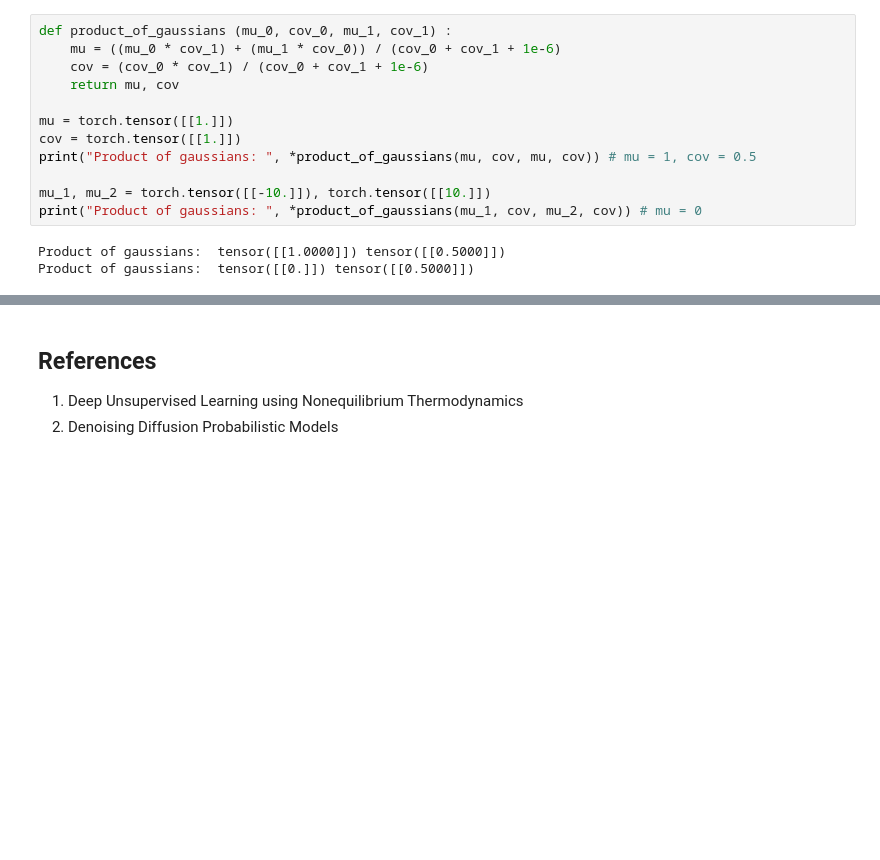
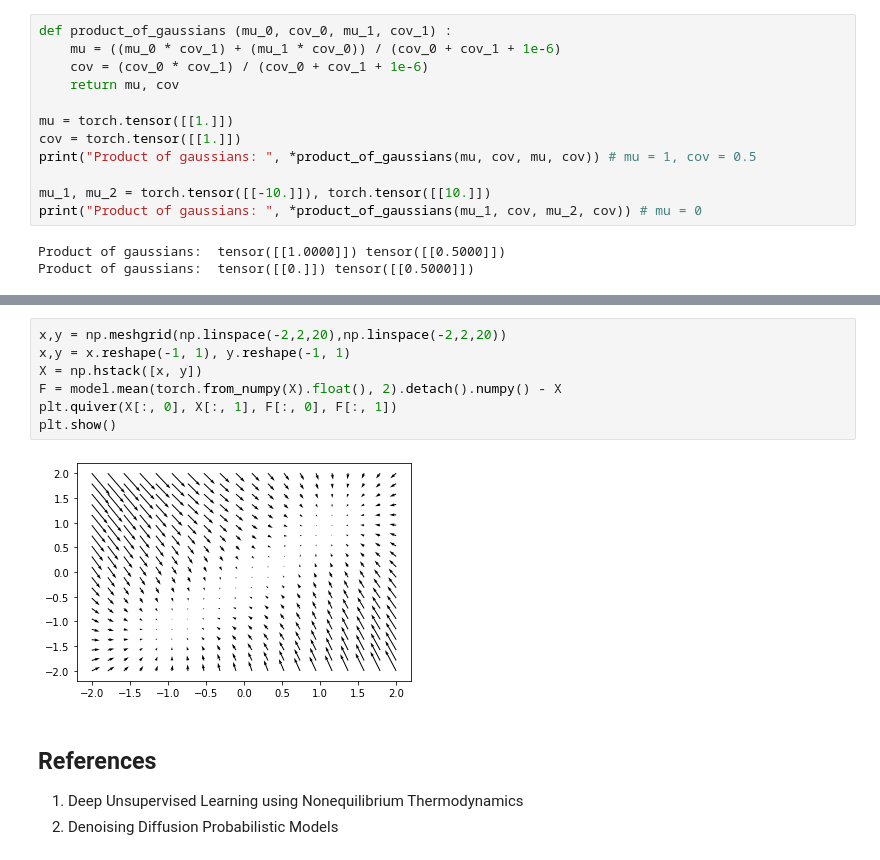
Before and after one commit to Vrroom/notebooks, a Jupyter notebook: Diffusion Models.ipynb, the cells around one changed output, grey strips where cells are left out. Cells and saved outputs as stored; diff of their text form; blank space fills up the shorter version.

```diff
--- a/Diffusion Models.ipynb
+++ b/Diffusion Models.ipynb
@@ -606,3 +625,12 @@ tensor([1.0577, 1.0620])
+# %%
+x,y = np.meshgrid(np.linspace(-2,2,20),np.linspace(-2,2,20))
+x,y = x.reshape(-1, 1), y.reshape(-1, 1)
+X = np.hstack([x, y])
+F = model.mean(torch.from_numpy(X).float(), 2).detach().numpy() - X
+plt.quiver(X[:, 0], X[:, 1], F[:, 0], F[:, 1])
+plt.show()
+# %% [output]
+[figure, added]
 # %% [markdown]
 ## References
 
```
Also changed, not shown: parts of 10 cells of this notebook.
